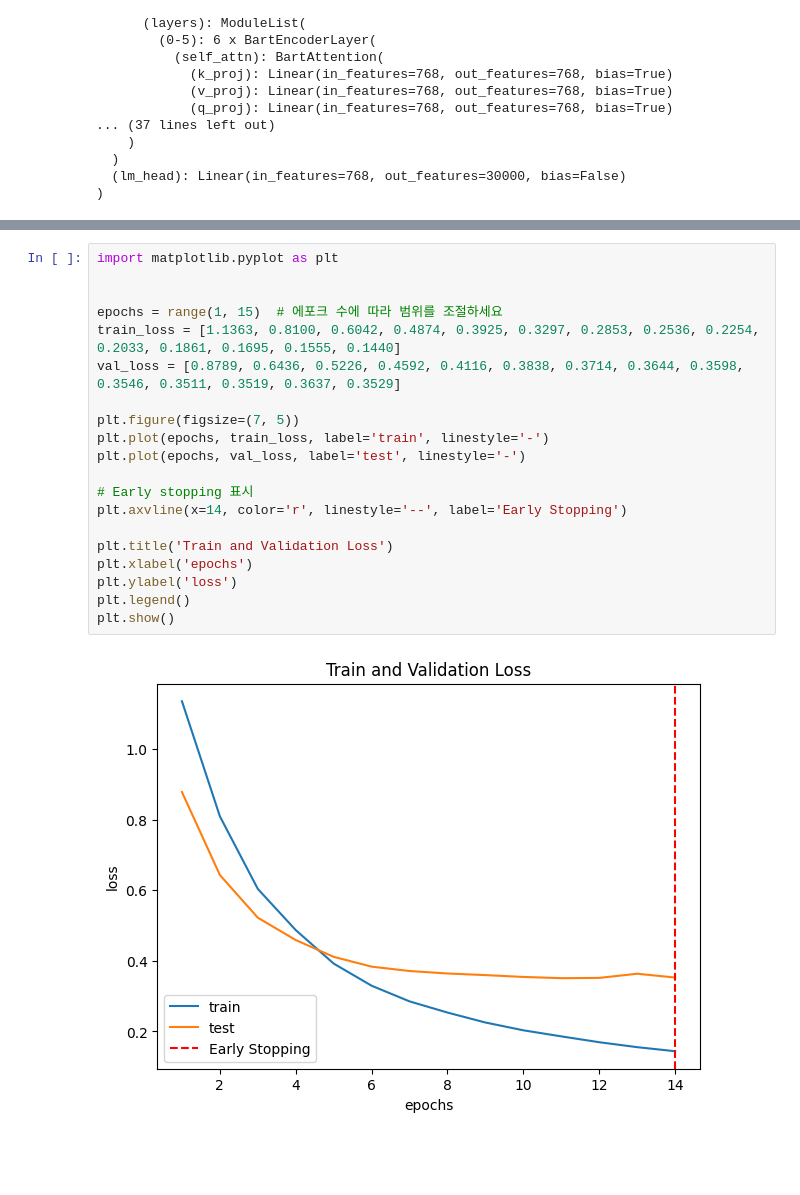
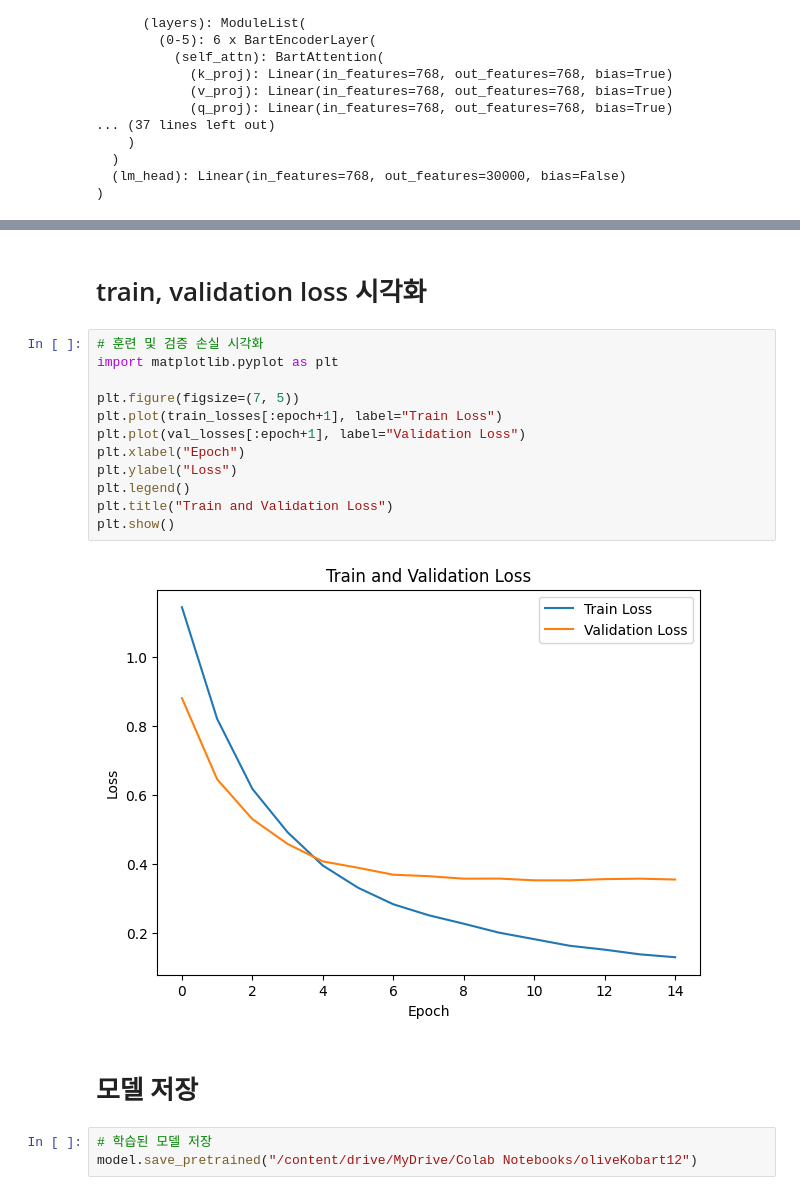
Before and after one commit to hscrown/kobart-finetuning, a Jupyter notebook: kobart-fine-tuning-trying-12.ipynb, the cells around one changed output, grey strips where cells are left out. Saved outputs shown, nothing was run; the diff lists cells and outputs as text; blank space fills up the shorter version.

```diff
--- a/kobart-fine-tuning-trying-12.ipynb
+++ b/kobart-fine-tuning-trying-12.ipynb
@@ -305,22 +325,21 @@ You passed along `num_labels=3` with an incompatible id to label map: {'0': 'NEG
+# %% [markdown]
+# train, validation loss 시각화
 # %%
+# 훈련 및 검증 손실 시각화
 import matplotlib.pyplot as plt
 
-
-epochs = range(1, 15)  # 에포크 수에 따라 범위를 조절하세요
-train_loss = [1.1363, 0.8100, 0.6042, 0.4874, 0.3925, 0.3297, 0.2853, 0.2536, 0.2254, 0.2033, 0.1861, 0.1695, 0.1555, 0.1440]
-val_loss = [0.8789, 0.6436, 0.5226, 0.4592, 0.4116, 0.3838, 0.3714, 0.3644, 0.3598, 0.3546, 0.3511, 0.3519, 0.3637, 0.3529]
-
 plt.figure(figsize=(7, 5))
-plt.plot(epochs, train_loss, label='train', linestyle='-')
-plt.plot(epochs, val_loss, label='test', linestyle='-')
-
-# Early stopping 표시
-plt.axvline(x=14, color='r', linestyle='--', label='Early Stopping')
-
-plt.title('Train and Validation Loss')
-plt.xlabel('epochs')
-plt.ylabel('loss')
+plt.plot(train_losses[:epoch+1], label="Train Loss")
+plt.plot(val_losses[:epoch+1], label="Validation Loss")
+plt.xlabel("Epoch")
+plt.ylabel("Loss")
 plt.legend()
+plt.title("Train and Validation Loss")
 plt.show()
 # %% [output]
-[figure, old version]
+[figure, new version]
+# %% [markdown]
+# 모델 저장
+# %%
+# 학습된 모델 저장
+model.save_pretrained("/content/drive/MyDrive/Colab Notebooks/oliveKobart12")
```
Also changed, not shown: parts of 13 cells of this notebook.
